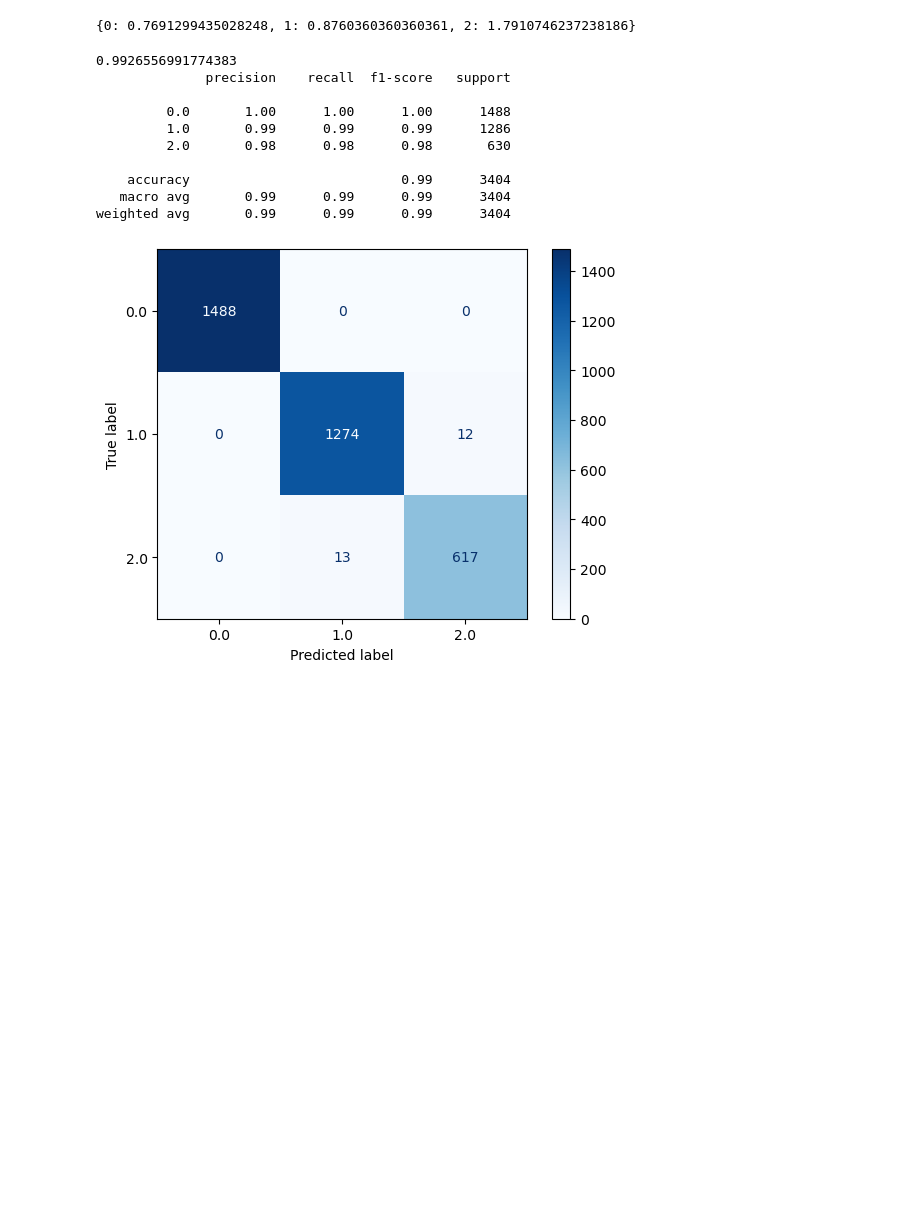
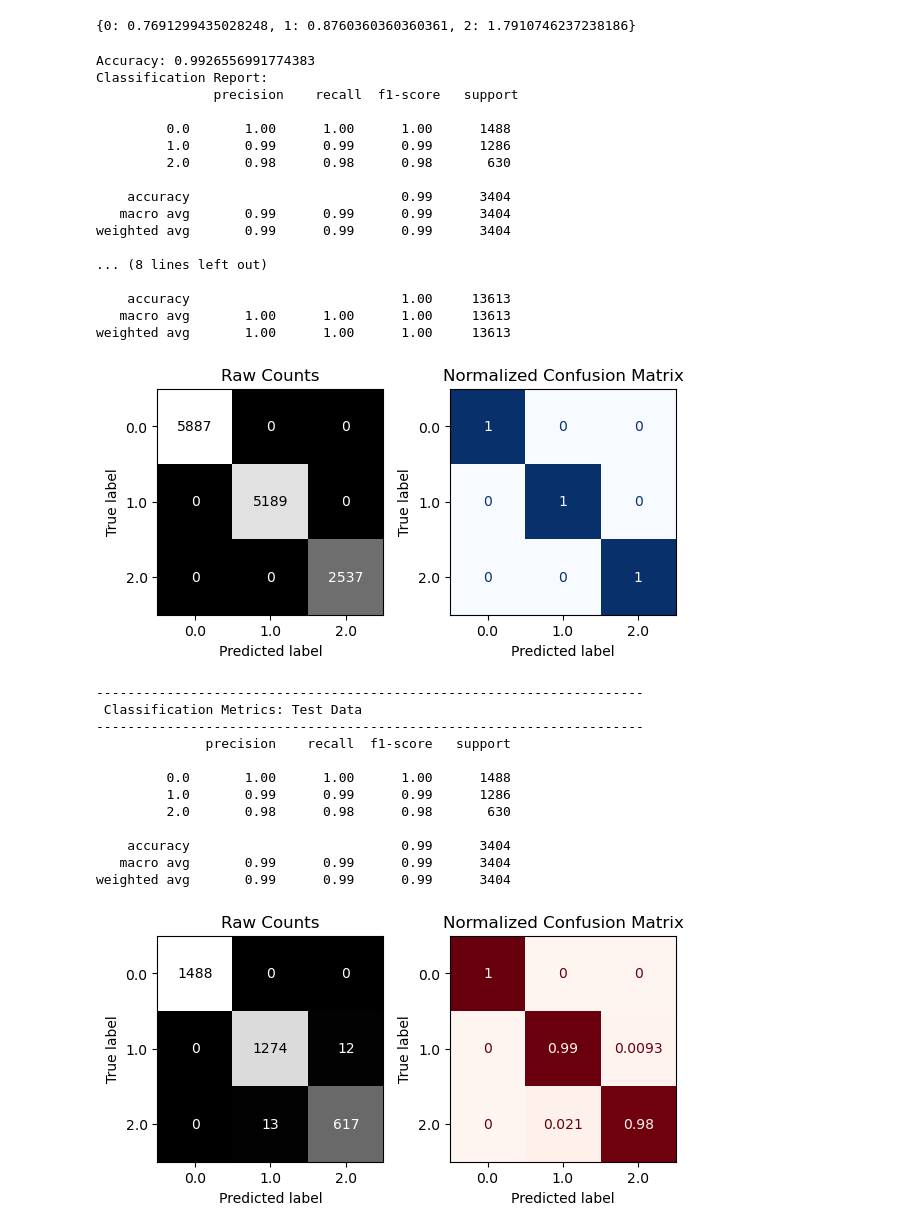
Before and after one commit to chrishunt11/Rotten-Tomatoes-Movies-Rating-Prediction, a Jupyter notebook: Rotten Tomatoes Movies Rating.ipynb, the cells around one changed output. Saved outputs shown, nothing was run; the diff lists cells and outputs as text; code cells hidden in the pictures; blank space fills up the shorter version.

```diff
--- a/Rotten Tomatoes Movies Rating.ipynb
+++ b/Rotten Tomatoes Movies Rating.ipynb
@@ -178,0 +376,4 @@ weighted avg       0.95      0.95      0.95      3404
+# %%
+# Encode tomatometer status feature with ordinal encoding
+tomatometer_status = pd.DataFrame(df_movie['tomatometer_status'].replace(['Rotten','Fresh','Certified-Fresh'],[0,1,2]))
+tomatometer_status
@@ -178,0 +394,7 @@ weighted avg       0.95      0.95      0.95      3404
+# %%
+# Combine all of the features together into one dataframe
+df = pd.concat([df_movie[['runtime', 'tomatometer_rating', 'tomatometer_count',
+                                  'audience_rating', 'audience_count', 'tomatometer_top_critics_count',
+                                  'tomatometer_fresh_critics_count', 'tomatometer_rotten_critics_count']],
+                        content_rating, audience_status, tomatometer_status], axis=1).dropna()
+df.head()
@@ -277,7 +627,7 @@ audience_status = 0.026224126062495294
 ## Random Forest Classifier with Feature Selection
 # %%
 # Split data into train and test after feature selection
-X_train, X_test, y_train, y_test = train_test_split(df_feature.drop(['tomatometer_status', 'NR', 'runtime', 'PG-13', 'R', 'PG','G', 'NC17'], axis=1),df_feature.tomatometer_status, test_size= 0.2, random_state=42)
+X_train, X_test, y_train, y_test = train_test_split(df.drop(['tomatometer_status', 'NR', 'runtime', 'PG-13', 'R', 'PG','G', 'NC17'], axis=1),df.tomatometer_status, test_size= 0.2, random_state=42)
 print(f'Size of training data is {len(X_train)} and the size of test data is {len(X_test)}')
 # %% [output]
 Size of training data is 13613 and the size of test data is 3404
@@ -320,8 +672,8 @@ ax.bar_label(ax.containers[0])
 [figure]
 # %%
 # Compute class weight
-class_weight = compute_class_weight(class_weight= 'balanced', classes= np.unique(df_feature.tomatometer_status),
-                      y = df_feature.tomatometer_status.values)
+class_weight = compute_class_weight(class_weight= 'balanced', classes= np.unique(df.tomatometer_status),
+                      y = df.tomatometer_status.values)
 
 class_weight_dict = dict(zip(range(len(class_weight.tolist())), class_weight.tolist()))
 class_weight_dict
@@ -330,28 +682,47 @@ class_weight_dict
 # %%
 # Initialize Random Forest model with weight information
 rf_weighted = RandomForestClassifier(random_state=2, class_weight=class_weight_dict)
 
 # Train the model on the training data
 rf_weighted.fit(X_train, y_train)
 
 # Predict the test data with the trained model
 y_predict = rf_weighted.predict(X_test)
 
-#Print accuracy score and classification report
-print(accuracy_score(y_test, y_predict))
-print(classification_report(y_test, y_predict))
+# Print accuracy score and classification report
+print("Accuracy:", accuracy_score(y_test, y_predict))
+print("Classification Report:\n", classification_report(y_test, y_predict))
 
-# Plot confusion matrix on test data
-ConfusionMatrixDisplay.from_predictions(y_test, y_predict, cmap='Blues');
+evaluate_classification(rf_weighted, X_train, y_train, X_test, y_test)
 # %% [output]
-0.9926556991774383
-              precision    recall  f1-score   support
+Accuracy: 0.9926556991774383
+Classification Report:
+               precision    recall  f1-score   support
 
          0.0       1.00      1.00      1.00      1488
          1.0       0.99      0.99      0.99      1286
          2.0       0.98      0.98      0.98       630
 
     accuracy                           0.99      3404
    macro avg       0.99      0.99      0.99      3404
 weighted avg       0.99      0.99      0.99      3404
+
+... (8 lines left out)
+
+    accuracy                           1.00     13613
+   macro avg       1.00      1.00      1.00     13613
+weighted avg       1.00      1.00      1.00     13613
-[figure, old version]
+[figure, new version]
+----------------------------------------------------------------------
+ Classification Metrics: Test Data
+----------------------------------------------------------------------
+              precision    recall  f1-score   support
+
+         0.0       1.00      1.00      1.00      1488
+         1.0       0.99      0.99      0.99      1286
+         2.0       0.98      0.98      0.98       630
+
+    accuracy                           0.99      3404
+   macro avg       0.99      0.99      0.99      3404
+weighted avg       0.99      0.99      0.99      3404
+[figure, added]
```
Also changed, not shown: parts of 110 cells of this notebook.
